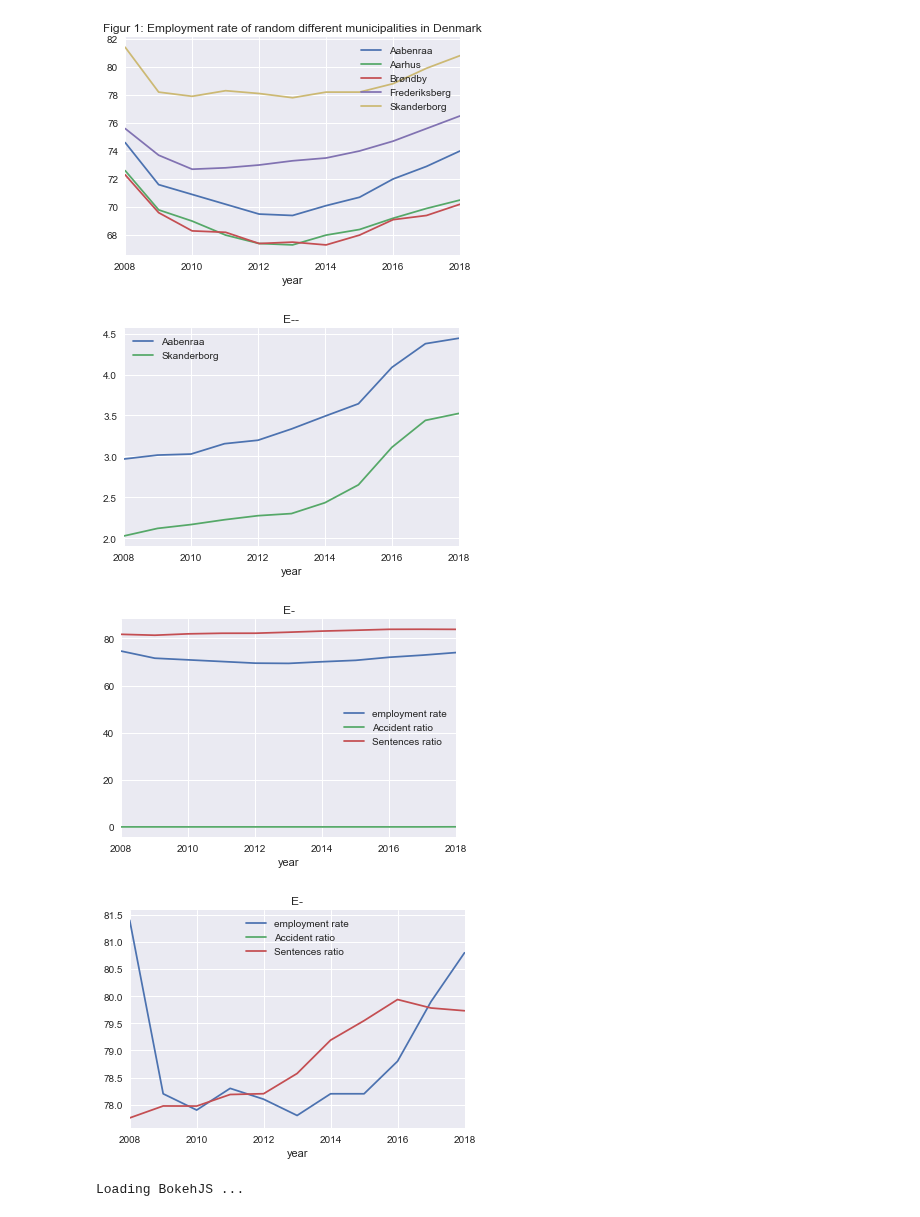
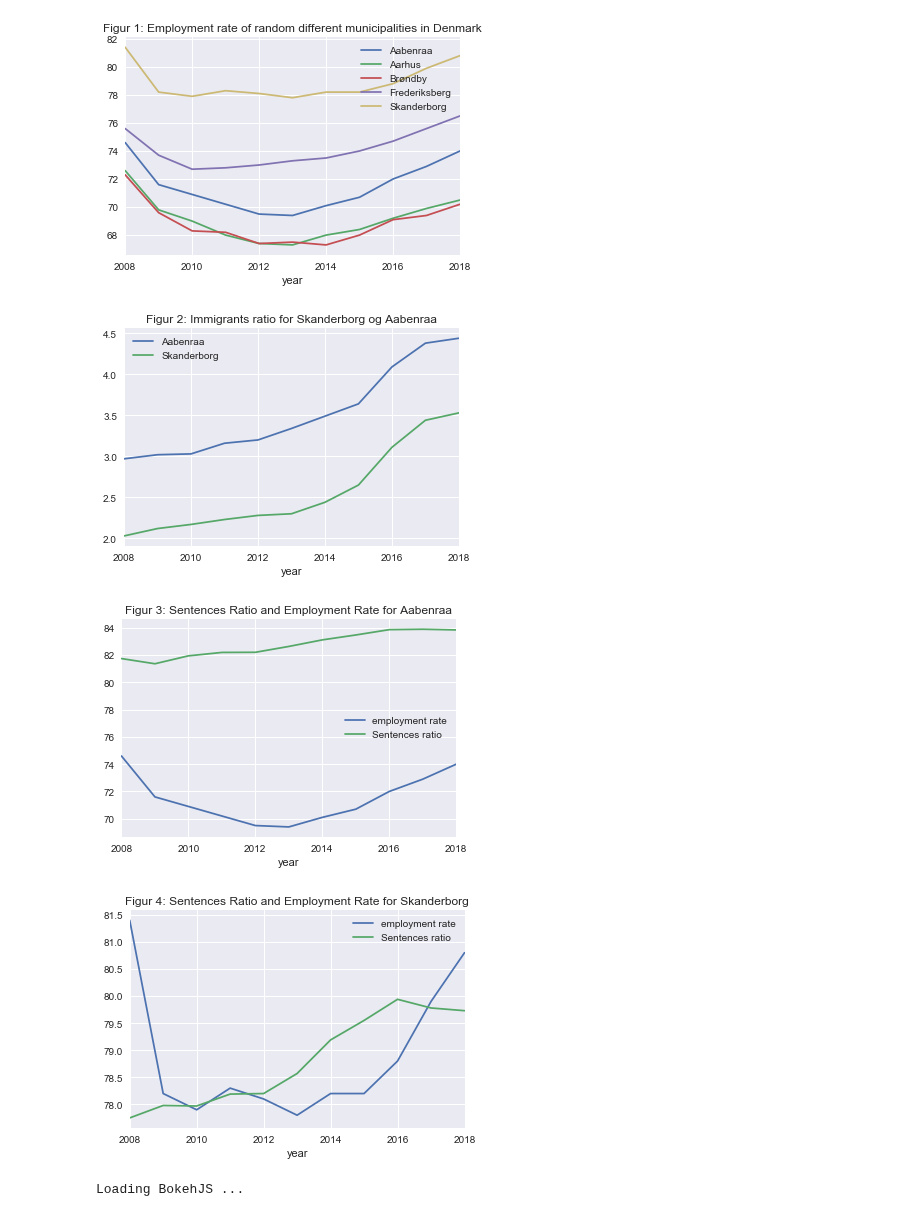
Before and after one commit to Rapyki/projects-2020-slangerne, a Jupyter notebook: dataproject/Henee.ipynb, the cells around one changed output. Saved outputs shown, nothing was run; the diff lists cells and outputs as text; code cells hidden in the pictures.

```diff
--- a/dataproject/Henee.ipynb
+++ b/dataproject/Henee.ipynb
@@ -393,33 +394,33 @@ Immigrants_Aabenraa_mv1 = Tabel2[Tabel2['municipality'].isin(['Aabenraa', 'Skand
 
 def plot(fig):
     fig_employ = fig.set_index('year')
-    fig_employ.groupby(['municipality'])['Immigrants ratio'].plot(legend=True, grid=True, title='E--');
+    fig_employ.groupby(['municipality'])['Immigrants ratio'].plot(legend=True, grid=True, title='Figur 2: Immigrants ratio for Skanderborg og Aabenraa');
 
 plot(Immigrants_Aabenraa_mv1)
 # %% [output]
-[figure, old version]
+[figure, new version]
 # %%
 #Here we constructs different graph to see the immediate relations and development of the variables
 Emp_acci_sent = Tabel2[Tabel2['municipality'].isin(['Aabenraa'])]
 
 def plot(fig):
     fig_employ = fig.set_index('year')
-    fig_employ.groupby(['municipality'])['employment rate', 'Accident ratio', 'Sentences ratio'].plot(legend=True, grid=True, title='E-');
+    fig_employ.groupby(['municipality'])['employment rate', 'Sentences ratio'].plot(legend=True, grid=True, title='Figur 3: Sentences Ratio and Employment Rate for Aabenraa');
 
 plot(Emp_acci_sent)
 # %% [output]
-[figure, old version]
+[figure, new version]
 # %%
 #Here we constructs different graph to see the immediate relations and development of the variables
 Emp_acci_sent = Tabel2[Tabel2['municipality'].isin(['Skanderborg'])]
 
 def plot(fig):
     fig_employ = fig.set_index('year')
-    fig_employ.groupby(['municipality'])['employment rate', 'Accident ratio', 'Sentences ratio'].plot(legend=True, grid=True, title='E-');
+    fig_employ.groupby(['municipality'])['employment rate', 'Sentences ratio'].plot(legend=True, grid=True, title='Figur 4: Sentences Ratio and Employment Rate for Skanderborg');
 
 plot(Emp_acci_sent)
 # %% [output]
-[figure, old version]
+[figure, new version]
 # %%
 # Import figure from bokeh.plotting
 import numpy as np
```
Also changed, not shown: parts of 3 cells of this notebook.
